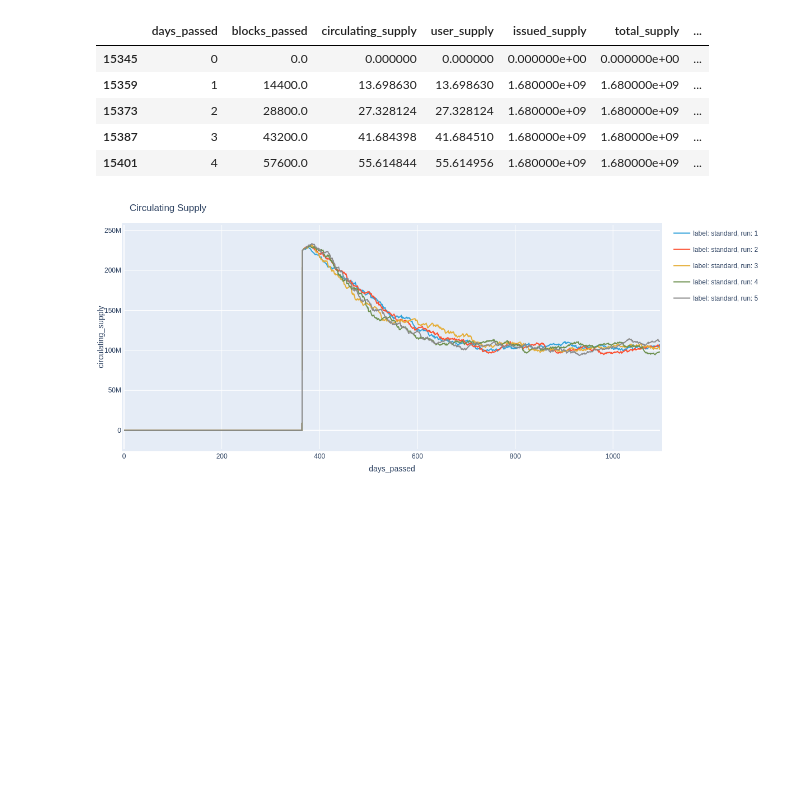
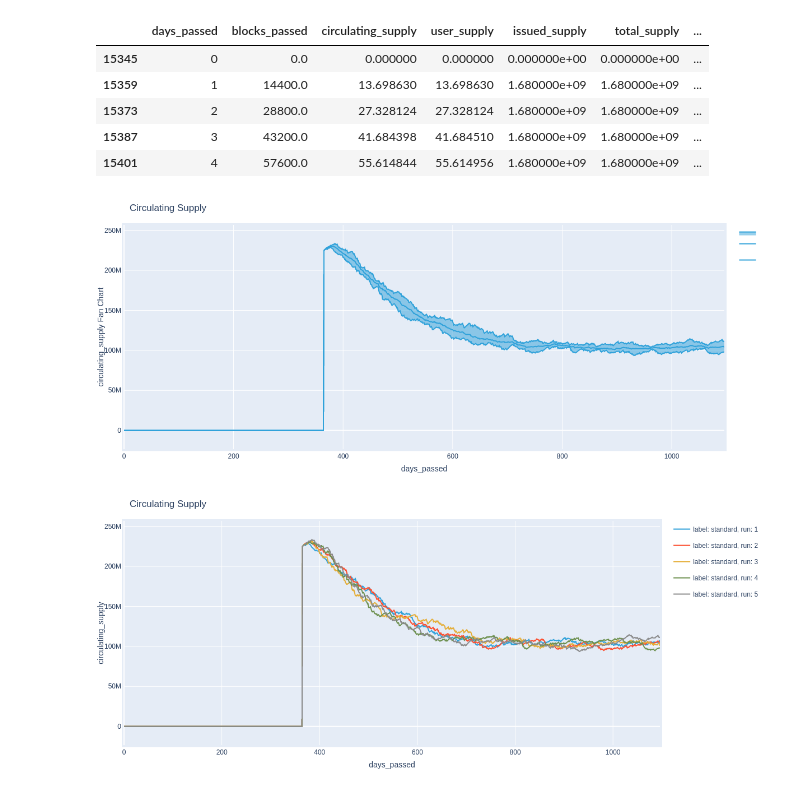
Before and after one commit to BlockScience/subspace, a Jupyter notebook: notebooks/2-standard_stochastic.ipynb, the cells around one changed output. Drawn from its saved outputs; the diff is of its cells as text; code cells hidden in the pictures; blank space fills up the shorter version.

Commit message:
Add fan chart to standard_stochastic

```diff
--- a/notebooks/2-standard_stochastic.ipynb
+++ b/notebooks/2-standard_stochastic.ipynb
@@ -75,6 +77,12 @@ runs[1].head()
 | 15373 | 2 | 28800.0 | 27.328124 | 27.328124 | 1.680000e+09 | 1.680000e+09 | ... |
 | 15387 | 3 | 43200.0 | 41.684398 | 41.684510 | 1.680000e+09 | 1.680000e+09 | ... |
 | 15401 | 4 | 57600.0 | 55.614844 | 55.614956 | 1.680000e+09 | 1.680000e+09 | ... |
+# %%
+circulating_supply_fan_df = sim_df.groupby('days_passed')['circulating_supply'].agg(['min', 'max', 'mean'])
+chart = circulating_supply_fan_df.hvplot.area(x='days_passed', y='min', y2='max', title='Circulating Supply', width=1200, height=500, ylabel='circulating_supply Fan Chart') * circulating_supply_fan_df.hvplot(x='days_passed', y='mean')
+pio.show(hv.render(chart, backend='plotly'))
+# %% [output]
+[figure, added]
 # %%
 chart = sim_df.hvplot.line(x='days_passed', y='circulating_supply', by=['label', 'run'], title='Circulating Supply', width=1200, height=500)
 pio.show(hv.render(chart, backend='plotly'))
```
Also changed, not shown: parts of 2 cells of this notebook.
